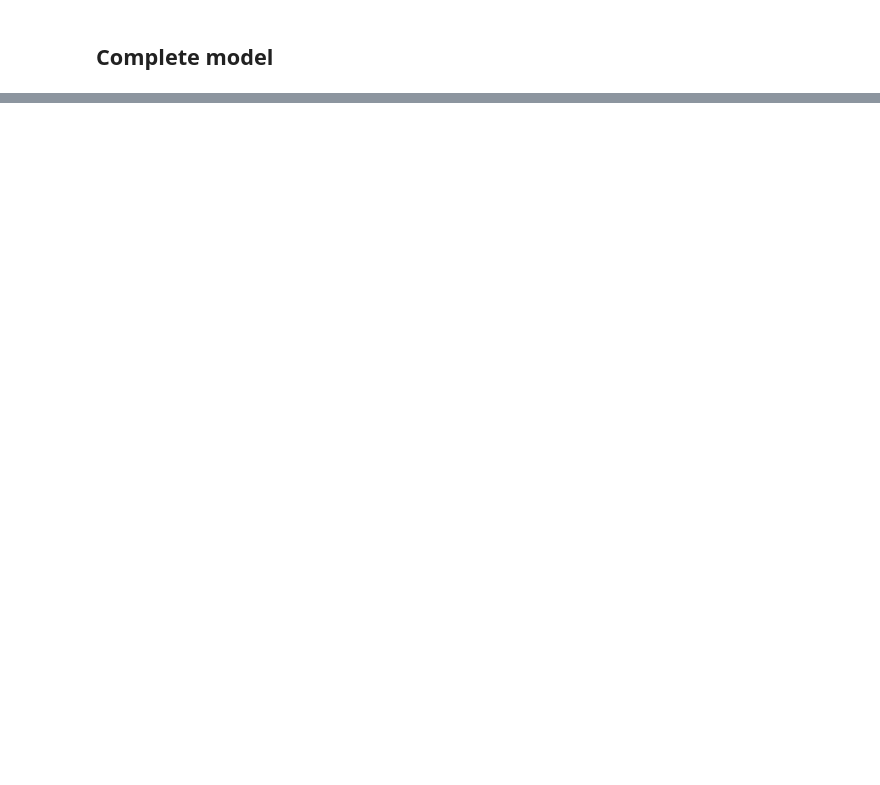
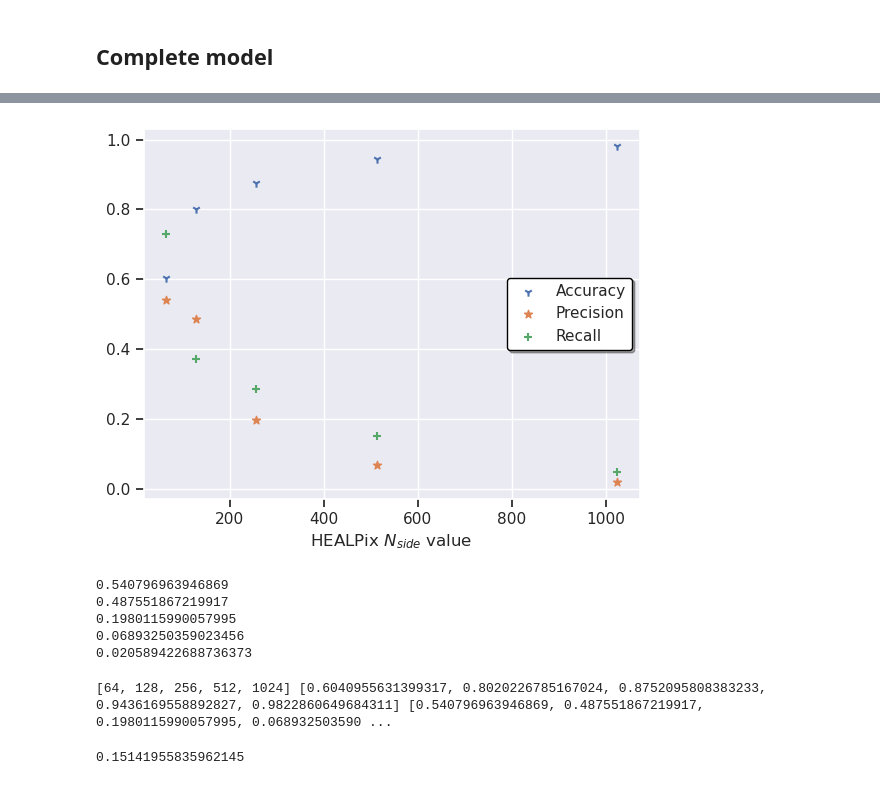
Before and after one commit to Bharatcs/rfi, a Jupyter notebook: Project/model_nside.ipynb, the cells around one changed output, grey strips where cells are left out. Saved outputs shown, nothing was run; the diff lists cells and outputs as text; code cells hidden in the pictures; blank space fills up the shorter version.

```diff
--- a/Project/model_nside.ipynb
+++ b/Project/model_nside.ipynb
@@ -283,0 +311,32 @@ for i in range(4,10):
+# %%
+import seaborn as sns
+sns.set_style("darkgrid")
+sns.set(rc={"xtick.bottom": True, "ytick.left": True})
+
+plt.scatter(nsi,accu,marker='1',label='Accuracy')
+plt.scatter(nsi,pres,marker='*',label='Precision')
+plt.scatter(nsi,recall,marker='+',label='Recall')
+plt.xlabel('HEALPix $N_{side}$ value')
+# plt.xscale('log')
+plt.legend(facecolor="white", edgecolor="black",fancybox=True, shadow=True)
+# plt.savefig('/home/saurabhs/Documents/Yogen_starfire/SF_images/accupresnside.pdf',dpi=600)
+plt.show()
+# %% [output]
+[figure, added]
+# %%
+for i in range(len(accu)):
+    print(pres[i])
+# %% [output]
+0.540796963946869
+0.487551867219917
+0.1980115990057995
+0.06893250359023456
+0.020589422688736373
+# %%
+print(nsi,accu,pres,recall)
+# %% [output]
+[64, 128, 256, 512, 1024] [0.6040955631399317, 0.8020226785167024, 0.8752095808383233, 0.9436169558892827, 0.9822860649684311] [0.540796963946869, 0.487551867219917, 0.1980115990057995, 0.068932503590 ...
+# %%
+recall[3]
+# %% [output]
+0.15141955835962145
```
Also changed, not shown: parts of 2 cells of this notebook, 1 other file.
